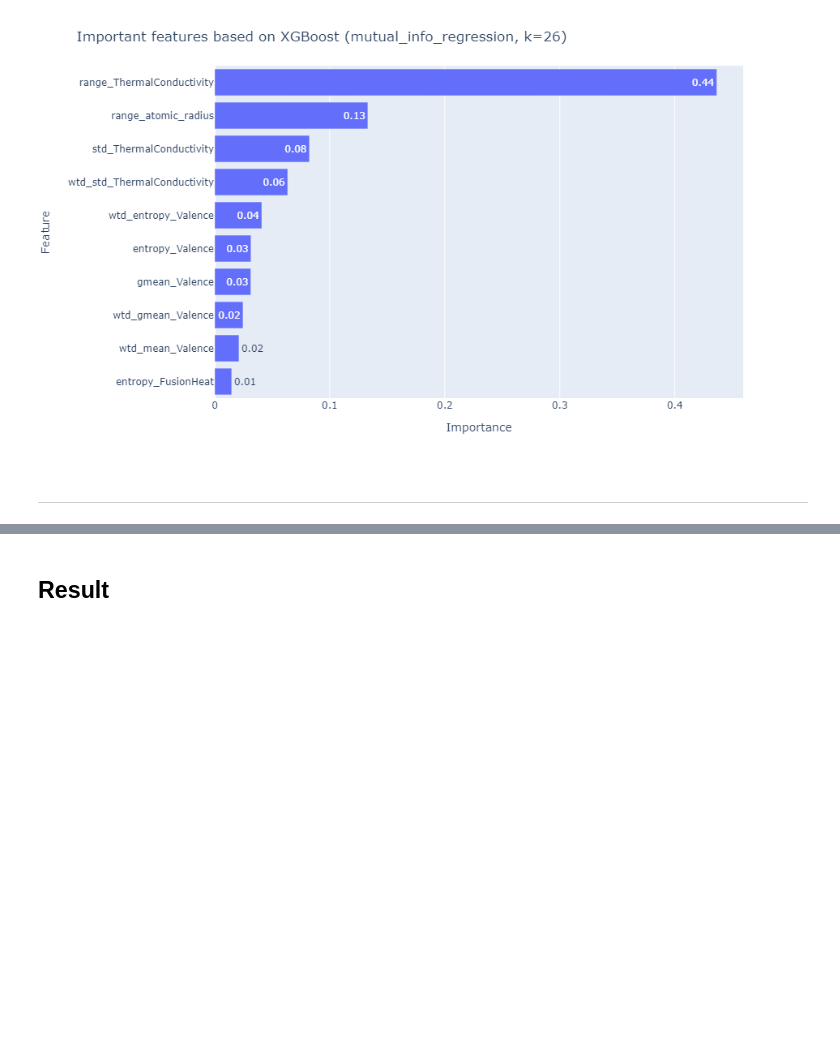
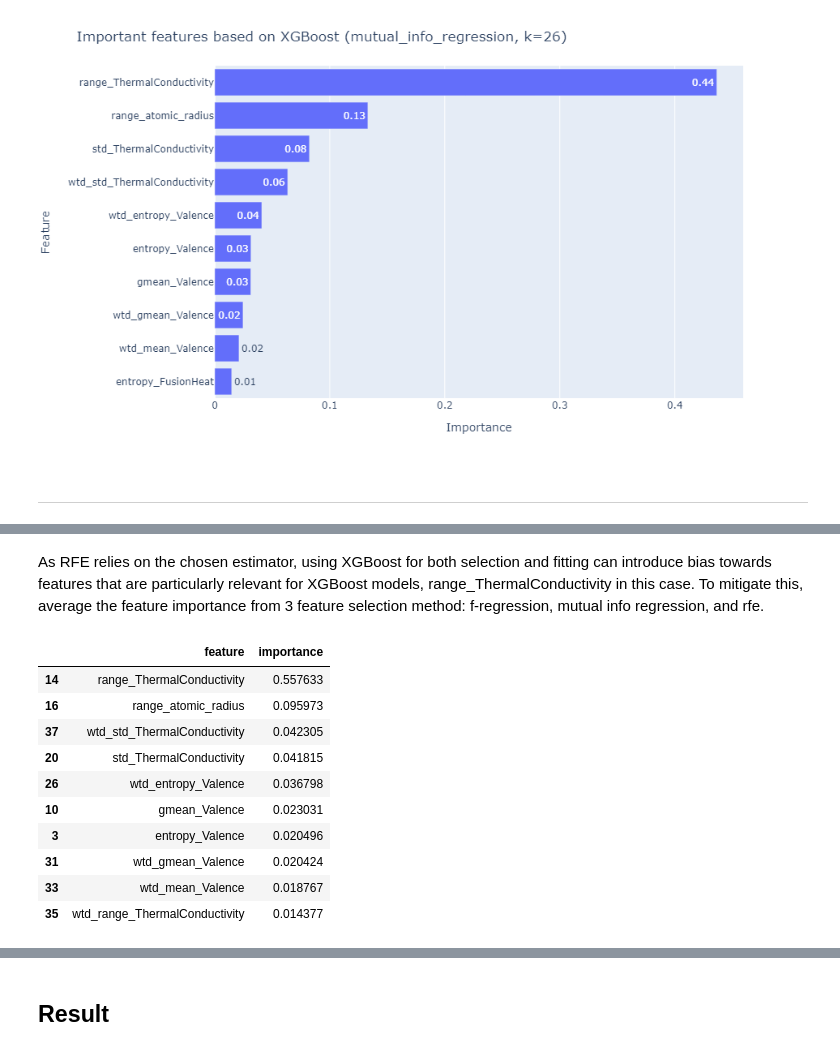
Before and after one commit to Noravee/PredictingTc, a Jupyter notebook: notebooks/Predicting_Tc_Training.ipynb, the cells around one changed output, grey strips where cells are left out. Cells and saved outputs as stored; diff of their text form; code cells hidden in the pictures; blank space fills up the shorter version.

```diff
--- a/notebooks/Predicting_Tc_Training.ipynb
+++ b/notebooks/Predicting_Tc_Training.ipynb
@@ -366,12 +364,12 @@ Since there are many hyperparameters, use __BayesianOptimization__.
 Define optimatiation function with mean of cross_val_score
 # %%
 def generate_xgb_eval(X_train, y_train):
-    def xgb_eval(n_estimators:int, max_depth:int, learning_rate:float, gamma:float, reg_alpha:float, reg_lambda:float,
-             subsample:float, colsample_bytree:float)->float:
+    def xgb_eval(n_estimators:int, max_depth:int, learning_rate:float, gamma:float, reg_alpha:float,
+                 reg_lambda:float, subsample:float, colsample_bytree:float)->float:
         # n_estimators and max_depth has to be int.
         xgb_param_grid = {'objective':'reg:squarederror', 'n_estimators':int(n_estimators), 'max_depth':int(max_depth),
-                      'learning_rate':learning_rate, 'gamma':gamma, 'reg_alpha':reg_alpha, 'reg_lambda':reg_lambda,
-                     'subsample':subsample, 'colsample_bytree':colsample_bytree}
+                       'learning_rate':learning_rate, 'gamma':gamma, 'reg_alpha':reg_alpha, 'reg_lambda':reg_lambda,
+                          'subsample':subsample, 'colsample_bytree':colsample_bytree}
         xgb_reg = xgb.XGBRegressor(**xgb_param_grid)
         score = cross_val_score(xgb_reg, X_train, y_train, scoring='neg_root_mean_squared_error', cv=kf)
         return score.mean()
@@ -811,0 +808,18 @@ fig.show('png')
+# %% [markdown]
+As RFE relies on the chosen estimator, using XGBoost for both selection and fitting can introduce bias towards features that are particularly relevant for XGBoost models, range_ThermalConductivity in this case. To mitigate this, average the feature importance from 3 feature selection method: f-regression, mutual info regression, and rfe.
+# %%
+xgb_topten_importance = pd.concat([importance_xgb_f, importance_xgb_mi, importance_xgb_rfe]).\
+groupby('feature', as_index=False).mean().nlargest(10, 'importance')
+xgb_topten_importance
+# %% [output]
+|  | feature | importance |
+| 14 | range_ThermalConductivity | 0.557633 |
+| 16 | range_atomic_radius | 0.095973 |
+| 37 | wtd_std_ThermalConductivity | 0.042305 |
+| 20 | std_ThermalConductivity | 0.041815 |
+| 26 | wtd_entropy_Valence | 0.036798 |
+| 10 | gmean_Valence | 0.023031 |
+| 3 | entropy_Valence | 0.020496 |
+| 31 | wtd_gmean_Valence | 0.020424 |
+| 33 | wtd_mean_Valence | 0.018767 |
+| 35 | wtd_range_ThermalConductivity | 0.014377 |
```
Also changed, not shown: parts of 99 cells of this notebook, 2 other files.
